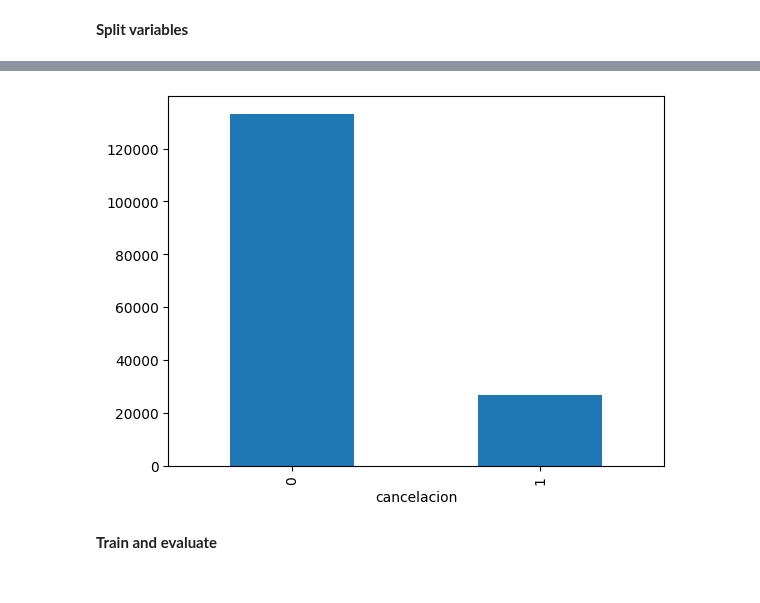
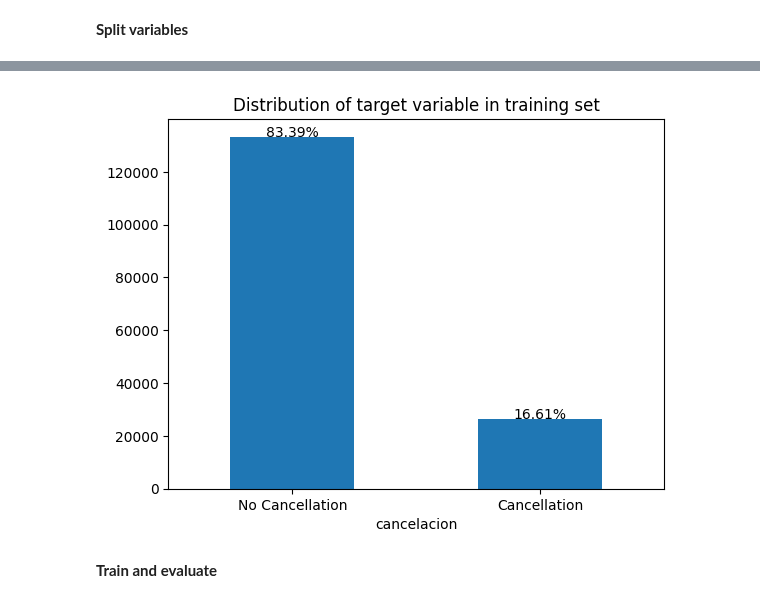
Before and after one commit to EstebanPerez25/TCA-Project, a Jupyter notebook: notebooks/01_model.ipynb, the cells around one changed output, grey strips where cells are left out. Cells and saved outputs as stored; diff of their text form; code cells hidden in the pictures.

Commit message:
Percentage on barplot calasses

```diff
--- a/notebooks/01_model.ipynb
+++ b/notebooks/01_model.ipynb
@@ -252,7 +252,7 @@ with open("pesos_variables.json", "w", encoding="utf-8") as f:
 **Test read dict_pesos json file and update categorical columns for testing**
 # %%
 # Test read dict_pesos json file and update categorical columns for testing
-with open('pesos_variables.json', 'r') as f:
+with open('pesos_variables.json') as f:
     dict_pesos = json.load(f)
 
 # Test dataset
@@ -320,3 +310,9 @@ print(y_test.shape)
 # %%
-y_train.value_counts().plot.bar();
+y_train.value_counts().plot.bar()
+plt.title("Distribution of target variable in training set")
+plt.xticks([0, 1], ['No Cancellation', 'Cancellation'], rotation=0)
+# add the number in percentage on top of the bars
+for i, v in enumerate(y_train.value_counts()):
+    plt.text(i, v + 10, f"{v / len(y_train) * 100:.2f}%", ha='center')
+plt.show()
 # %% [output]
@@ -323,4 +320,4 @@ y_train.value_counts().plot.bar();
-[figure, old version]
+[figure, new version]
 # %% [markdown]
 **Train and evaluate**
 # %%
```
Also changed, not shown: parts of 6 cells of this notebook.
